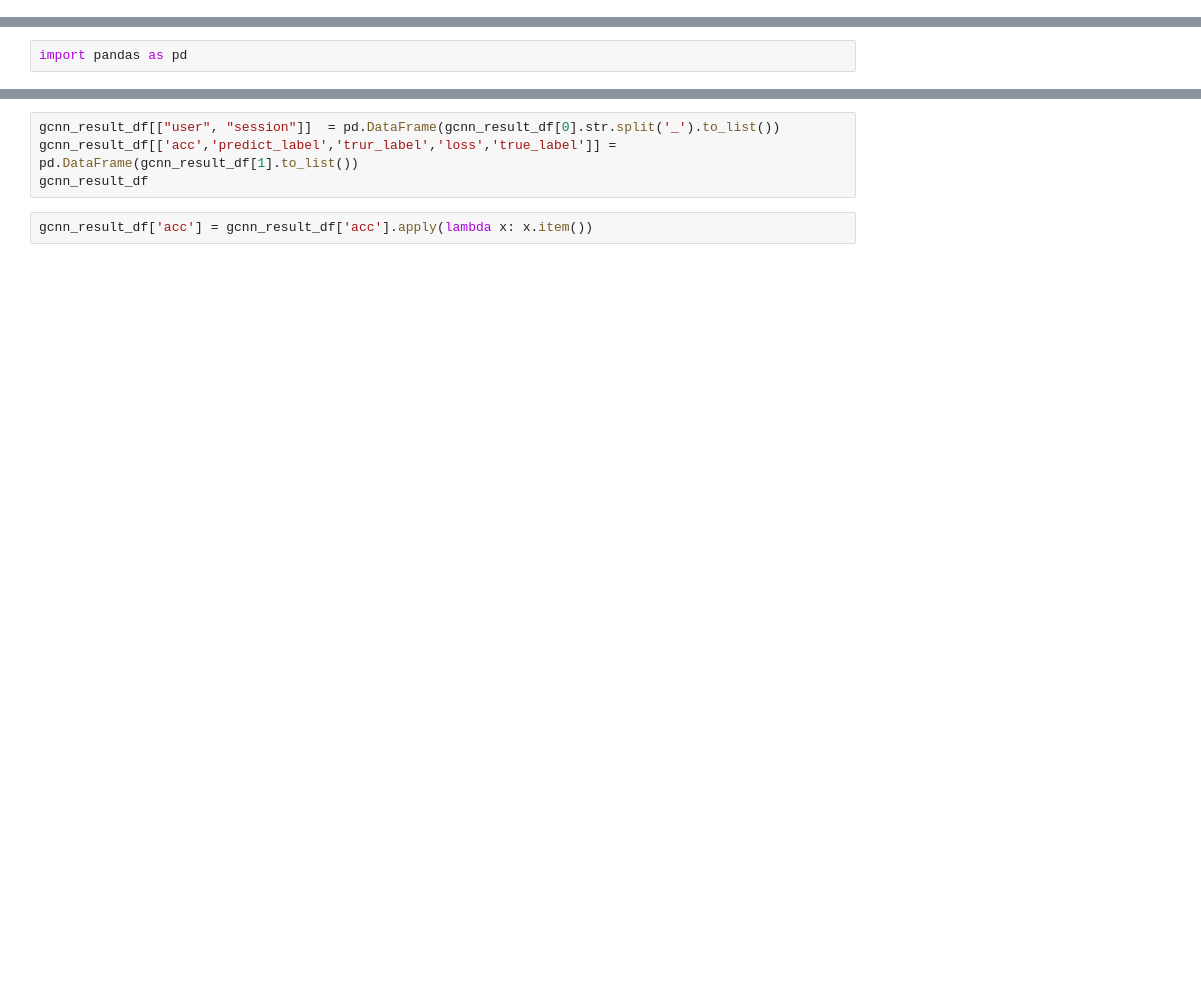
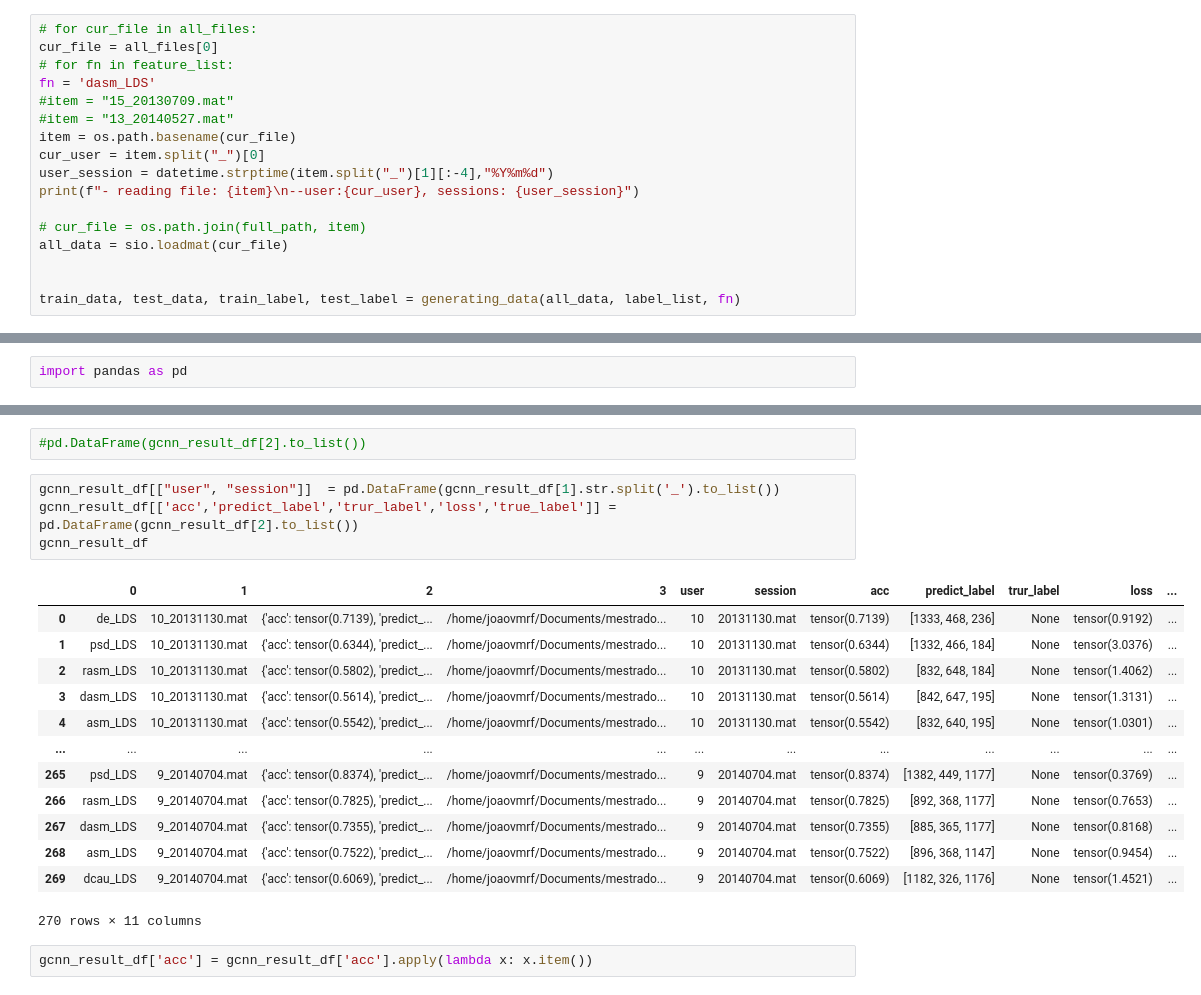
Before and after one commit to jvmr22/MSc-dissertation-EEG-Analysis, a Jupyter notebook: artigo_original_2020_song/eda.ipynb, the cells around one changed output, grey strips where cells are left out. Saved outputs shown, nothing was run; the diff lists cells and outputs as text; blank space fills up the shorter version.

Commit message:
analysing GCNN results

```diff
--- a/artigo_original_2020_song/eda.ipynb
+++ b/artigo_original_2020_song/eda.ipynb
@@ -0,0 +39,17 @@
+# %%
+# for cur_file in all_files:
+cur_file = all_files[0]
+# for fn in feature_list:
+fn = 'dasm_LDS'
+#item = "15_20130709.mat"
+#item = "13_20140527.mat"
+item = os.path.basename(cur_file)
+cur_user = item.split("_")[0]
+user_session = datetime.strptime(item.split("_")[1][:-4],"%Y%m%d")
+print(f"- reading file: {item}\n--user:{cur_user}, sessions: {user_session}")
+
+# cur_file = os.path.join(full_path, item)
+all_data = sio.loadmat(cur_file)
+
+
+train_data, test_data, train_label, test_label = generating_data(all_data, label_list, fn)
@@ -147,6 +255,22 @@ gcnn_result_df
+# %%
+#pd.DataFrame(gcnn_result_df[2].to_list())
 # %%
-gcnn_result_df[["user", "session"]]  = pd.DataFrame(gcnn_result_df[0].str.split('_').to_list())
-gcnn_result_df[['acc','predict_label','trur_label','loss','true_label']] = pd.DataFrame(gcnn_result_df[1].to_list())
+gcnn_result_df[["user", "session"]]  = pd.DataFrame(gcnn_result_df[1].str.split('_').to_list())
+gcnn_result_df[['acc','predict_label','trur_label','loss','true_label']] = pd.DataFrame(gcnn_result_df[2].to_list())
 gcnn_result_df
+# %% [output]
+|  | 0 | 1 | 2 | 3 | user | session | acc | predict_label | trur_label | loss | ... |
+| 0 | de_LDS | 10_20131130.mat | {'acc': tensor(0.7139), 'predict_... | /home/joaovmrf/Documents/mestrado... | 10 | 20131130.mat | tensor(0.7139) | [1333, 468, 236] | None | tensor(0.9192) | ... |
+| 1 | psd_LDS | 10_20131130.mat | {'acc': tensor(0.6344), 'predict_... | /home/joaovmrf/Documents/mestrado... | 10 | 20131130.mat | tensor(0.6344) | [1332, 466, 184] | None | tensor(3.0376) | ... |
+| 2 | rasm_LDS | 10_20131130.mat | {'acc': tensor(0.5802), 'predict_... | /home/joaovmrf/Documents/mestrado... | 10 | 20131130.mat | tensor(0.5802) | [832, 648, 184] | None | tensor(1.4062) | ... |
+| 3 | dasm_LDS | 10_20131130.mat | {'acc': tensor(0.5614), 'predict_... | /home/joaovmrf/Documents/mestrado... | 10 | 20131130.mat | tensor(0.5614) | [842, 647, 195] | None | tensor(1.3131) | ... |
+| 4 | asm_LDS | 10_20131130.mat | {'acc': tensor(0.5542), 'predict_... | /home/joaovmrf/Documents/mestrado... | 10 | 20131130.mat | tensor(0.5542) | [832, 640, 195] | None | tensor(1.0301) | ... |
+| ... | ... | ... | ... | ... | ... | ... | ... | ... | ... | ... | ... |
+| 265 | psd_LDS | 9_20140704.mat | {'acc': tensor(0.8374), 'predict_... | /home/joaovmrf/Documents/mestrado... | 9 | 20140704.mat | tensor(0.8374) | [1382, 449, 1177] | None | tensor(0.3769) | ... |
+| 266 | rasm_LDS | 9_20140704.mat | {'acc': tensor(0.7825), 'predict_... | /home/joaovmrf/Documents/mestrado... | 9 | 20140704.mat | tensor(0.7825) | [892, 368, 1177] | None | tensor(0.7653) | ... |
+| 267 | dasm_LDS | 9_20140704.mat | {'acc': tensor(0.7355), 'predict_... | /home/joaovmrf/Documents/mestrado... | 9 | 20140704.mat | tensor(0.7355) | [885, 365, 1177] | None | tensor(0.8168) | ... |
+| 268 | asm_LDS | 9_20140704.mat | {'acc': tensor(0.7522), 'predict_... | /home/joaovmrf/Documents/mestrado... | 9 | 20140704.mat | tensor(0.7522) | [896, 368, 1147] | None | tensor(0.9454) | ... |
+| 269 | dcau_LDS | 9_20140704.mat | {'acc': tensor(0.6069), 'predict_... | /home/joaovmrf/Documents/mestrado... | 9 | 20140704.mat | tensor(0.6069) | [1182, 326, 1176] | None | tensor(1.4521) | ... |
+270 rows × 11 columns
 # %%
 gcnn_result_df['acc'] = gcnn_result_df['acc'].apply(lambda x: x.item())
```
Also changed, not shown: parts of 19 cells of this notebook.
